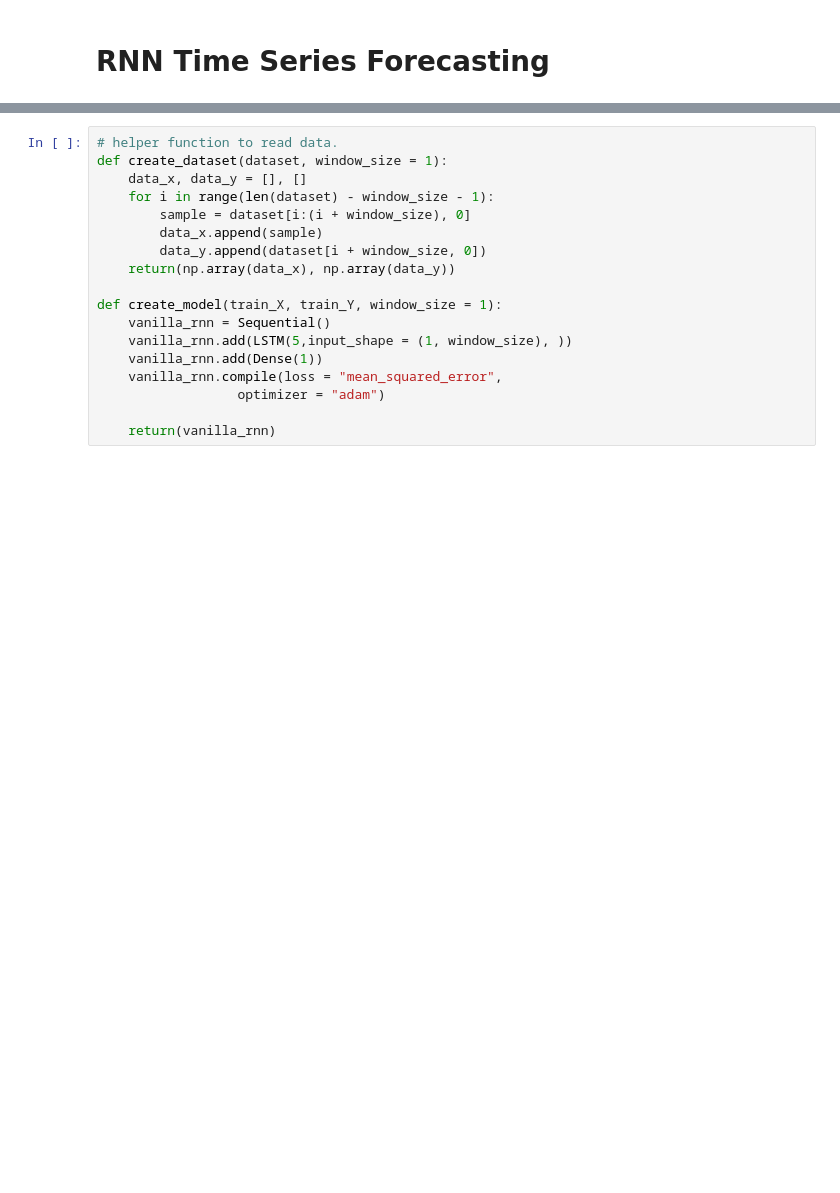
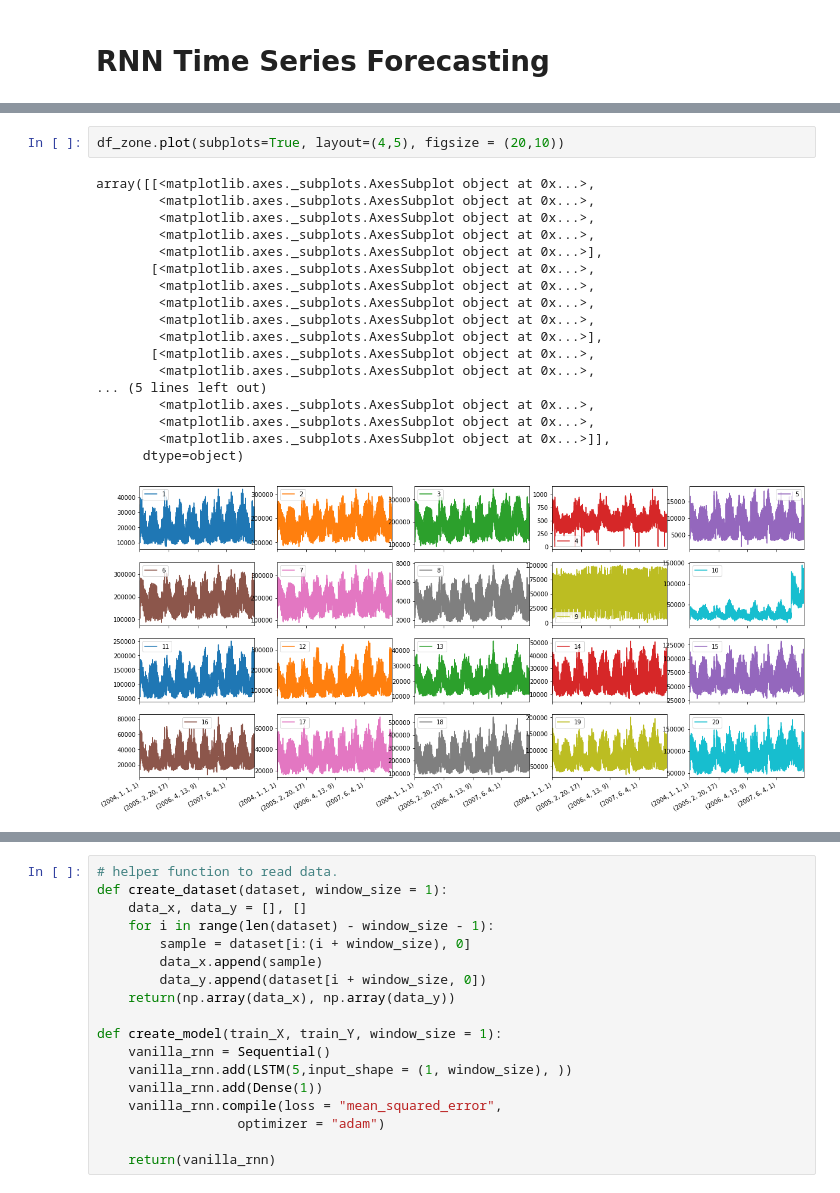
Before and after one commit to Pedromacedo41/MAP573, a Jupyter notebook: src/Francisco/RNN_TSF.ipynb, the cells around one changed output, grey strips where cells are left out. Cells and saved outputs as stored; diff of their text form; blank space fills up the shorter version.

```diff
--- a/src/Francisco/RNN_TSF.ipynb
+++ b/src/Francisco/RNN_TSF.ipynb
@@ -94 +39,22 @@ def plot_history(history, metric = None):
+# %%
+df_zone.plot(subplots=True, layout=(4,5), figsize = (20,10))
+# %% [output]
+array([[<matplotlib.axes._subplots.AxesSubplot object at 0x...>,
+        <matplotlib.axes._subplots.AxesSubplot object at 0x...>,
+        <matplotlib.axes._subplots.AxesSubplot object at 0x...>,
+        <matplotlib.axes._subplots.AxesSubplot object at 0x...>,
+        <matplotlib.axes._subplots.AxesSubplot object at 0x...>],
+       [<matplotlib.axes._subplots.AxesSubplot object at 0x...>,
+        <matplotlib.axes._subplots.AxesSubplot object at 0x...>,
+        <matplotlib.axes._subplots.AxesSubplot object at 0x...>,
+        <matplotlib.axes._subplots.AxesSubplot object at 0x...>,
+        <matplotlib.axes._subplots.AxesSubplot object at 0x...>],
+       [<matplotlib.axes._subplots.AxesSubplot object at 0x...>,
+        <matplotlib.axes._subplots.AxesSubplot object at 0x...>,
+... (5 lines left out)
+        <matplotlib.axes._subplots.AxesSubplot object at 0x...>,
+        <matplotlib.axes._subplots.AxesSubplot object at 0x...>,
+        <matplotlib.axes._subplots.AxesSubplot object at 0x...>]],
+      dtype=object)
+[figure, added]
 # %%
```
Also changed, not shown: parts of 14 cells of this notebook.
